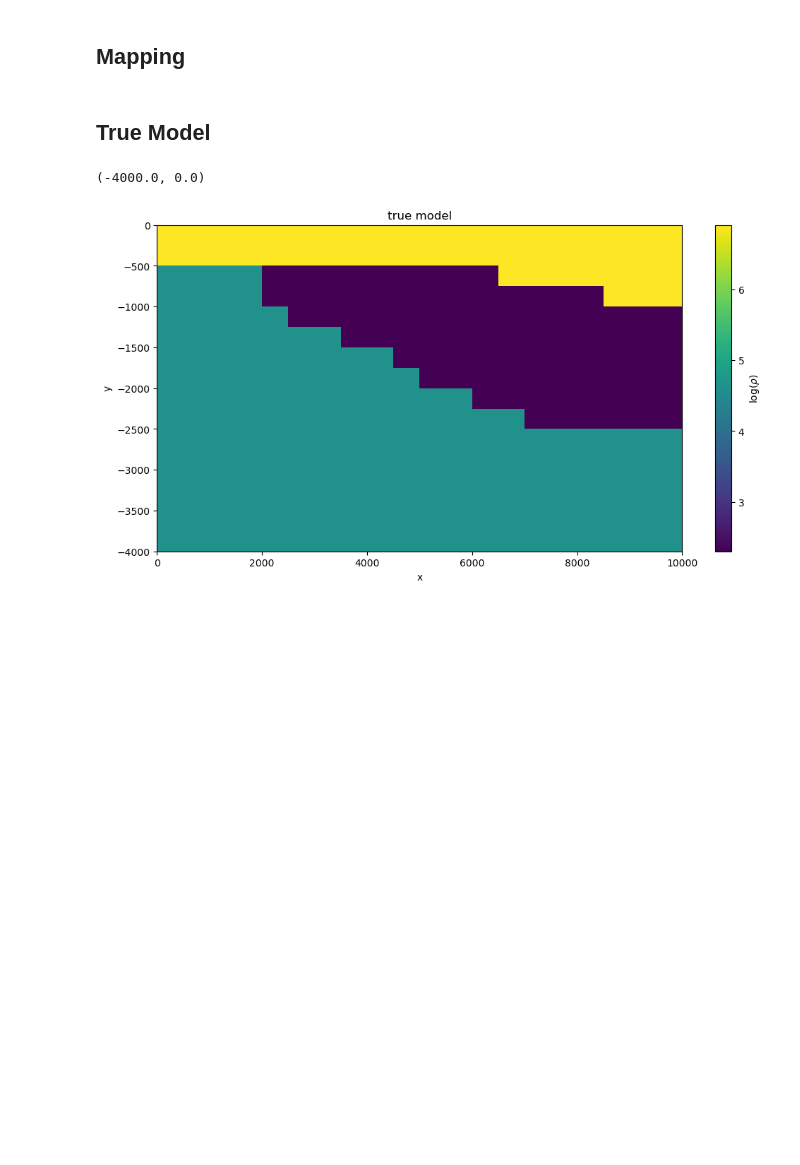
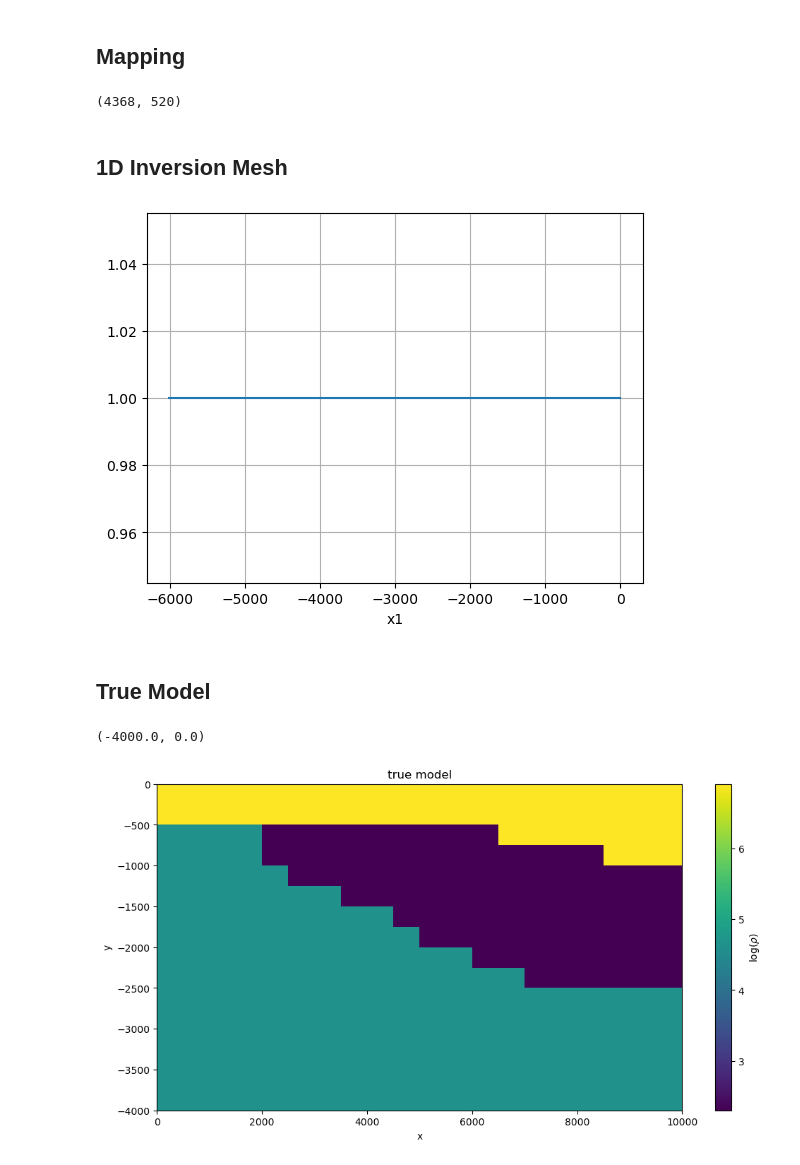
Before and after one commit to SabrinaAshik/EOSC454-Project-SabrinaAshik, a Jupyter notebook: 3d-notebooks/3d_fwd.ipynb, the cells around one changed output. Drawn from its saved outputs; the diff is of its cells as text; code cells hidden in the pictures; blank space fills up the shorter version.

Commit message:
updaded inversion methods and readme file

```diff
--- a/3d_files/3d_fwd.ipynb
+++ b/3d-notebooks/3d_fwd.ipynb
@@ -110,3 +103,15 @@ mapping = (
         nP=inversion_mesh_2d.nC
     )
 )
+# %%
+mapping.shape
+# %% [output]
+(4368, 520)
+# %% [markdown]
+## 1D Inversion Mesh
+# %%
+inversion_mesh_1d = discretize.TensorMesh([mesh.h[2][mesh.cell_centers_z <= 0]])
+inversion_mesh_1d.x0 = [-inversion_mesh_1d.h[0].sum()]
+ax = inversion_mesh_1d.plot_grid()
+# %% [output]
+[figure, added]
```
Also changed, not shown: parts of 19 cells of this notebook, 16 other files.
